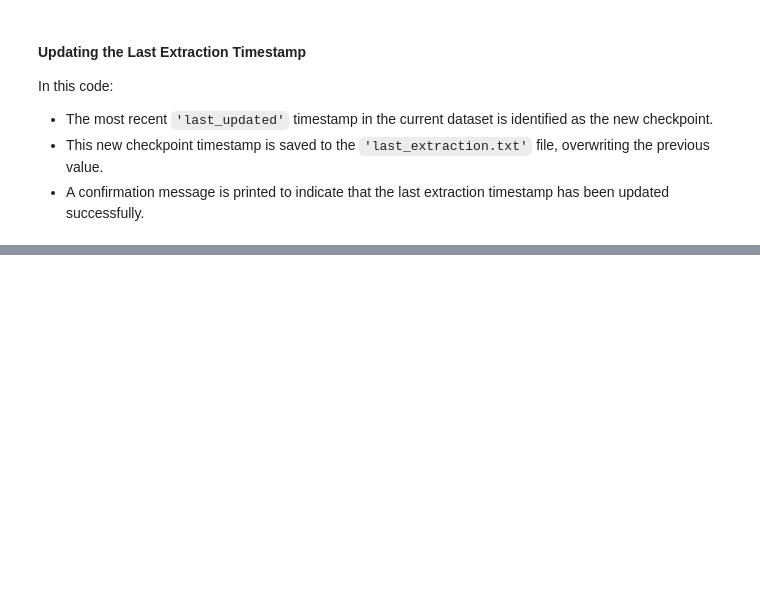
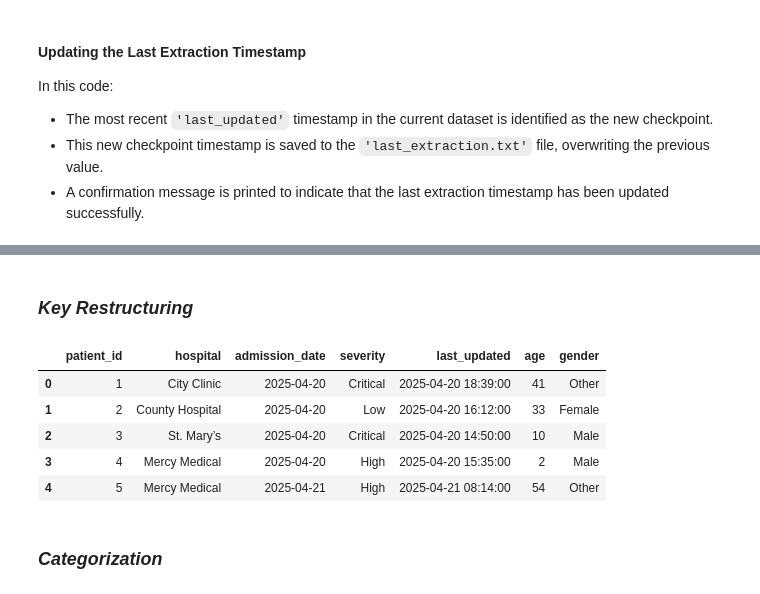
Before and after one commit to ibtj21/ETL_Extract_HanaGashaw_670555, a Jupyter notebook: etl_extract.ipynb, the cells around one changed output, grey strips where cells are left out. Saved outputs shown, nothing was run; the diff lists cells and outputs as text; code cells hidden in the pictures; blank space fills up the shorter version.

```diff
--- a/etl_extract.ipynb
+++ b/etl_extract.ipynb
@@ -164,0 +322,2 @@ Updated last_extraction.txt to 2025-05-31 15:47:00
+# %%
+df_incremental= pd.read_csv("hospital_admission_incremental.csv", parse_dates=["last_updated"])
@@ -164,0 +345,7 @@ Updated last_extraction.txt to 2025-05-31 15:47:00
+# %%
+
+# Safely fill missing values in 'age' using .loc
+df_incremental.loc[:, "age"] = df_incremental["age"].fillna(df_incremental["age"].mean())
+
+# Safely fill missing values in 'gender' using .loc
+df_incremental.loc[:, "gender"] = df_incremental["gender"].fillna(df_incremental["gender"].mode()[0])
@@ -164,0 +370,3 @@ Updated last_extraction.txt to 2025-05-31 15:47:00
+# %%
+df_incremental['admission_date'] = pd.to_datetime(df_incremental['admission_date'])
+df_incremental['age'] = df_incremental['age'].astype(int)
@@ -164,0 +390,22 @@ Updated last_extraction.txt to 2025-05-31 15:47:00
+# %% [markdown]
+### *Key Restructuring*
+# %%
+# Drop the old 'id' column
+# df_incremental.drop(columns='id', inplace=True)
+
+# Add a new surrogate key as 'patient_id'
+df_incremental.insert(0, 'patient_id', range(1, len(df_incremental) + 1))
+
+df_incremental.drop(columns='id', inplace=True)
+
+# Preview result
+df_incremental.head()
+# %% [output]
+|  | patient_id | hospital | admission_date | severity | last_updated | age | gender |
+| 0 | 1 | City Clinic | 2025-04-20 | Critical | 2025-04-20 18:39:00 | 41 | Other |
+| 1 | 2 | County Hospital | 2025-04-20 | Low | 2025-04-20 16:12:00 | 33 | Female |
+| 2 | 3 | St. Mary’s | 2025-04-20 | Critical | 2025-04-20 14:50:00 | 10 | Male |
+| 3 | 4 | Mercy Medical | 2025-04-20 | High | 2025-04-20 15:35:00 | 2 | Male |
+| 4 | 5 | Mercy Medical | 2025-04-21 | High | 2025-04-21 08:14:00 | 54 | Other |
+# %% [markdown]
+### *Categorization*
```
Also changed, not shown: parts of 31 cells of this notebook, 4 other files.
